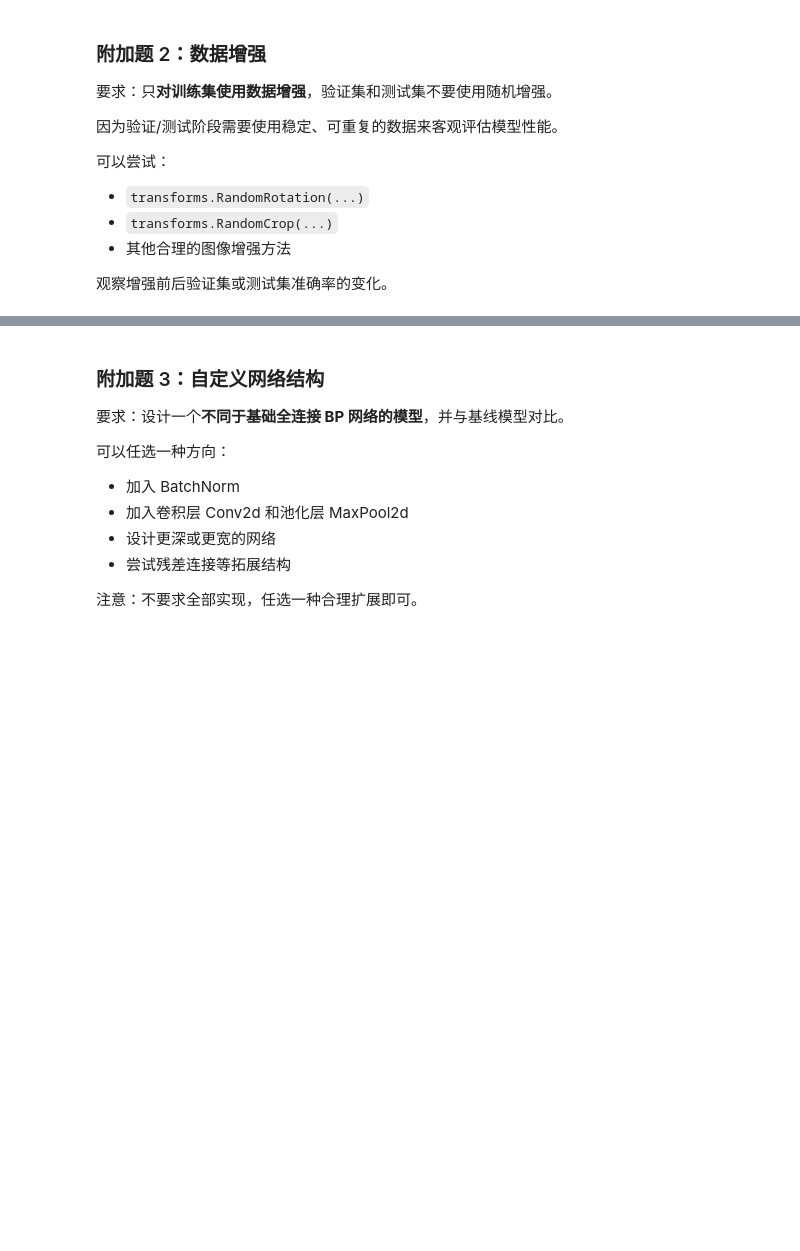
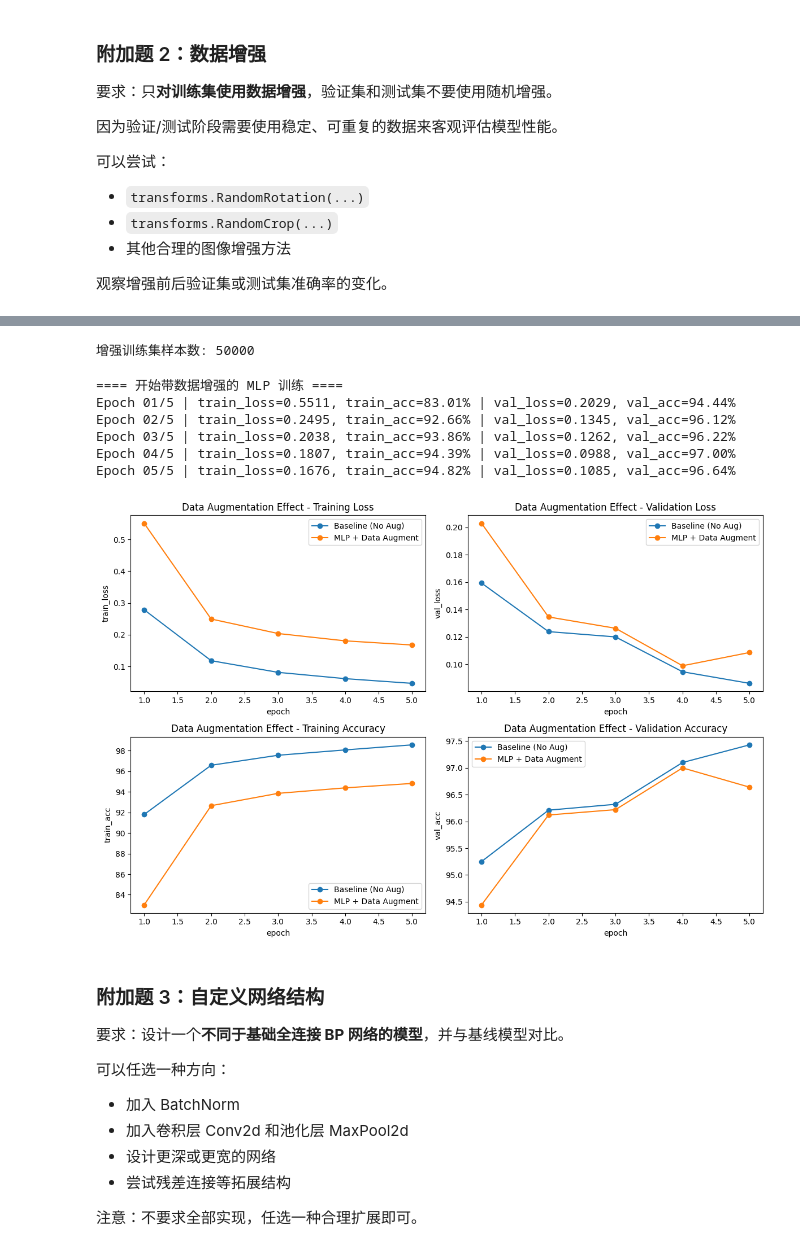
Before and after one commit to ZCK17/ML-lab2, a Jupyter notebook: ml_lab2_pytorch_mnist.ipynb, the cells around one changed output, grey strips where cells are left out. Saved outputs shown, nothing was run; the diff lists cells and outputs as text; code cells hidden in the pictures; blank space fills up the shorter version.

```diff
--- a/ml_lab2_pytorch_mnist.ipynb
+++ b/ml_lab2_pytorch_mnist.ipynb
@@ -1639,3 +1690,76 @@ print("==== Training Finished ====")
+# %%
+# 1. 定义增强后的 Transform
+aug_transform = transforms.Compose([
+    transforms.RandomRotation(degrees=15),
+    transforms.RandomCrop(size=28, padding=2),
+    transforms.ToTensor(),
+    transforms.Normalize(MNIST_MEAN, MNIST_STD),
+])
+
+# 2. 重新加载数据集（仅训练集使用增强）
+# 注意：我们直接加载原始 MNIST 训练集并应用新 transform
+train_full_aug = datasets.MNIST("./data", train=True, download=True, transform=aug_transform)
+
+# 为了保持公平对比，我们使用相同的随机种子划分验证集
+# 但要注意：验证集不应该包含增强，所以我们需要稍微处理一下
+train_idx, val_idx = random_split(
+    range(len(train_full_aug)),
+    [TRAIN_SIZE, VAL_SIZE],
+    generator=torch.Generator().manual_seed(SEED)
+)
+
+# 创建 Subset
+from torch.utils.data import Subset
+# 训练集：使用带增强的 transform
+aug_train_subset = Subset(train_full_aug, train_idx)
+# 验证集：必须使用原始不带增强的 transform
+# 我们直接复用之前定义的 val_dataset (它已经使用了标准 transform)
+
+# 3. 创建 DataLoader
+aug_train_loader = DataLoader(aug_train_subset, batch_size=batch_size, shuffle=True)
+# 验证集继续使用之前的 val_loader
+
+print(f"增强训练集样本数: {len(aug_train_subset)}")
+# %% [output]
+增强训练集样本数: 50000
+# %%
+# 4. 运行实验
+# 我们手动运行训练，因为 run_experiment 内部会重新创建 loader
+set_seed(SEED)
+model_aug_mlp = build_mlp(hidden_dims=[128], activation_name="relu").to(device)
+criterion = nn.CrossEntropyLoss()
+optimizer = optim.Adam(model_aug_mlp.parameters(), lr=learning_rate)
+
+history_aug_mlp = init_history()
+
+print("==== 开始带数据增强的 MLP 训练 ====")
+for epoch in range(1, epochs + 1):
+    start_time = time.time()
+
+    # 使用带增强的 loader 进行训练
+    train_loss, train_acc = train_one_epoch(model_aug_mlp, aug_train_loader, optimizer, criterion)
+    # 使用标准验证集进行评估
+    val_loss, val_acc = evaluate(model_aug_mlp, val_loader, criterion)
+
+    epoch_time = time.time() - start_time
+    record_history(history_aug_mlp, epoch, train_loss, train_acc, val_loss, val_acc, epoch_time)
+
+    print(f"Epoch {epoch:02d}/{epochs} | train_loss={train_loss:.4f}, train_acc={train_acc:.2f}% | val_loss={val_loss:.4f}, val_acc={val_acc:.2f}%")
+
+# 5. 对比结果
+compare_aug = {
+    "Baseline (No Aug)": baseline_history,
+    "MLP + Data Augment": history_aug_mlp
+}
+plot_compare_grid(compare_aug, title_prefix="Data Augmentation Effect")
+# %% [output]
+==== 开始带数据增强的 MLP 训练 ====
+Epoch 01/5 | train_loss=0.5511, train_acc=83.01% | val_loss=0.2029, val_acc=94.44%
+Epoch 02/5 | train_loss=0.2495, train_acc=92.66% | val_loss=0.1345, val_acc=96.12%
+Epoch 03/5 | train_loss=0.2038, train_acc=93.86% | val_loss=0.1262, val_acc=96.22%
+Epoch 04/5 | train_loss=0.1807, train_acc=94.39% | val_loss=0.0988, val_acc=97.00%
+Epoch 05/5 | train_loss=0.1676, train_acc=94.82% | val_loss=0.1085, val_acc=96.64%
+[figure, added]
 # %% [markdown]
 ### 附加题 3：自定义网络结构
 
```
Also changed, not shown: parts of 28 cells of this notebook.
